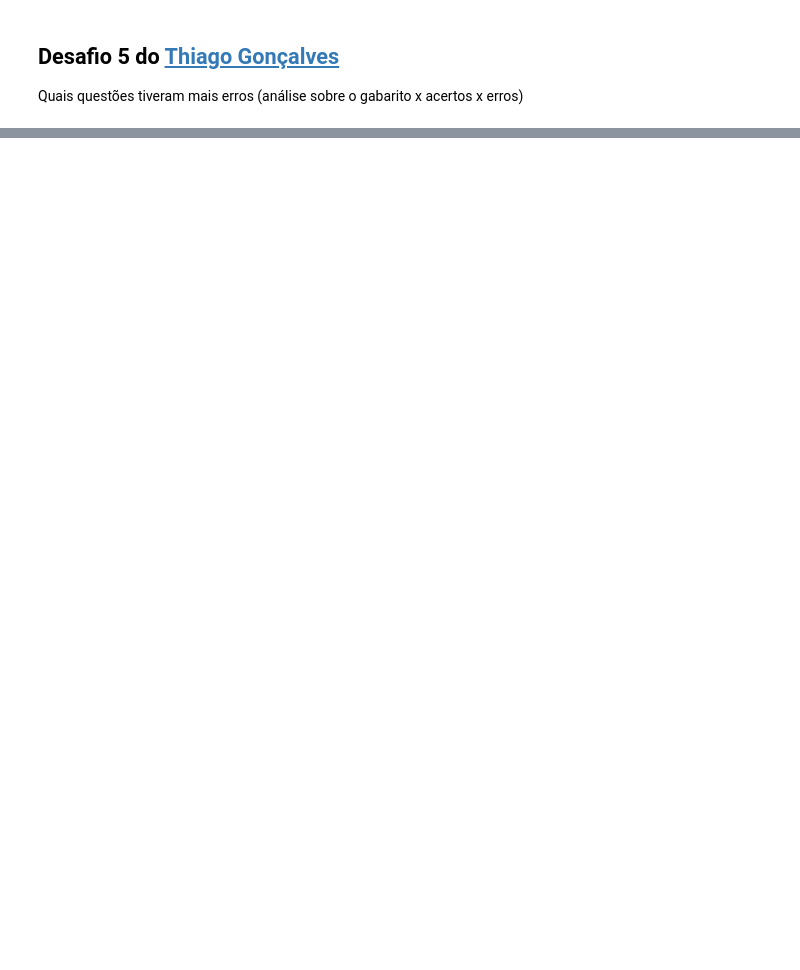
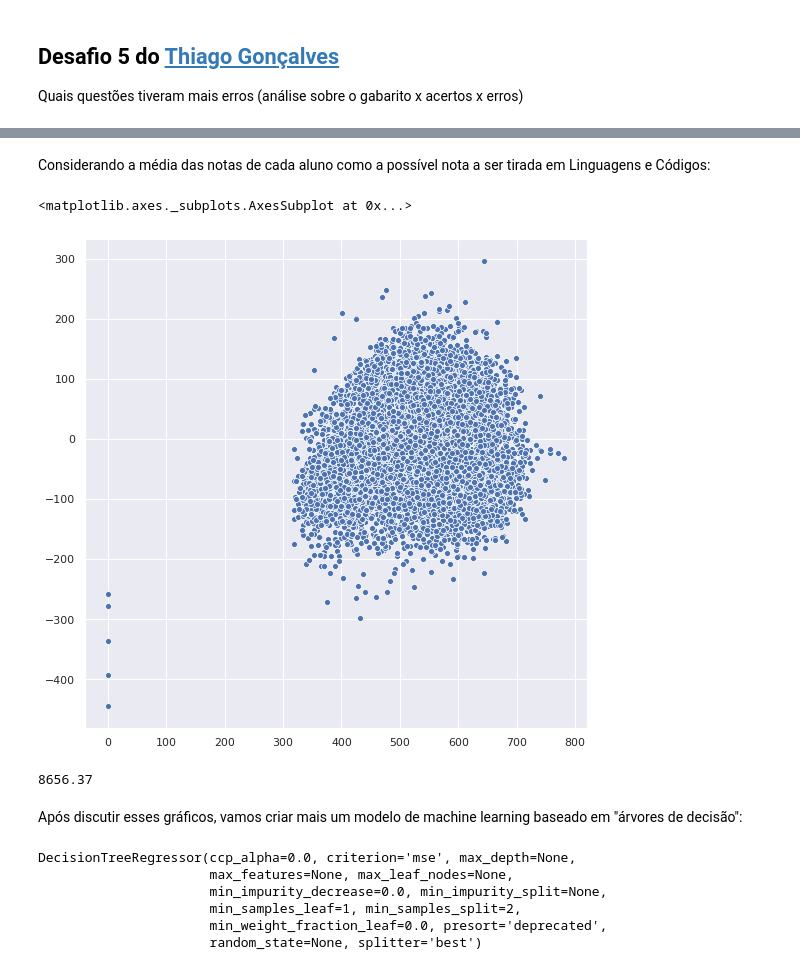
Before and after one commit to mateusfugita/QuarentenaDados, a Jupyter notebook: QuarentenaDados_ENEM_2018.ipynb, the cells around one changed output, grey strips where cells are left out. Drawn from its saved outputs; the diff is of its cells as text; code cells hidden in the pictures; blank space fills up the shorter version.

```diff
--- a/QuarentenaDados_ENEM_2018.ipynb
+++ b/QuarentenaDados_ENEM_2018.ipynb
@@ -145,0 +247,3 @@ Estudar o que as pessoas que estudam o assunto estão discutindo e conclusões q
+# %%
+x = dados_notas[['ciencias_naturais', 'ciencias_humanas', 'matematica', 'redacao']]
+x.head()
@@ -145,0 +344,27 @@ Estudar o que as pessoas que estudam o assunto estão discutindo e conclusões q
+# %% [markdown]
+Considerando a média das notas de cada aluno como a possível nota a ser tirada em Linguagens e Códigos:
+# %%
+plt.figure(figsize=(9,9))
+sns.scatterplot(x=y_teste.values, y=y_teste-x_teste.mean(axis=1))
+# %% [output]
+<matplotlib.axes._subplots.AxesSubplot at 0x...>
+[figure, added]
+# %%
+from sklearn.metrics import mean_squared_error
+mean_squared_error(y_teste, predicoes_notas_linguagem)
+# %% [output]
+8656.37
+# %% [markdown]
+Após discutir esses gráficos, vamos criar mais um modelo de machine learning baseado em "árvores de decisão":
+# %%
+from sklearn.tree import DecisionTreeRegressor
+
+modelo = DecisionTreeRegressor()
+modelo.fit(x_treino, y_treino)
+# %% [output]
+DecisionTreeRegressor(ccp_alpha=0.0, criterion='mse', max_depth=None,
+                      max_features=None, max_leaf_nodes=None,
+                      min_impurity_decrease=0.0, min_impurity_split=None,
+                      min_samples_leaf=1, min_samples_split=2,
+                      min_weight_fraction_leaf=0.0, presort='deprecated',
+                      random_state=None, splitter='best')
```
Also changed, not shown: parts of 54 cells of this notebook.
